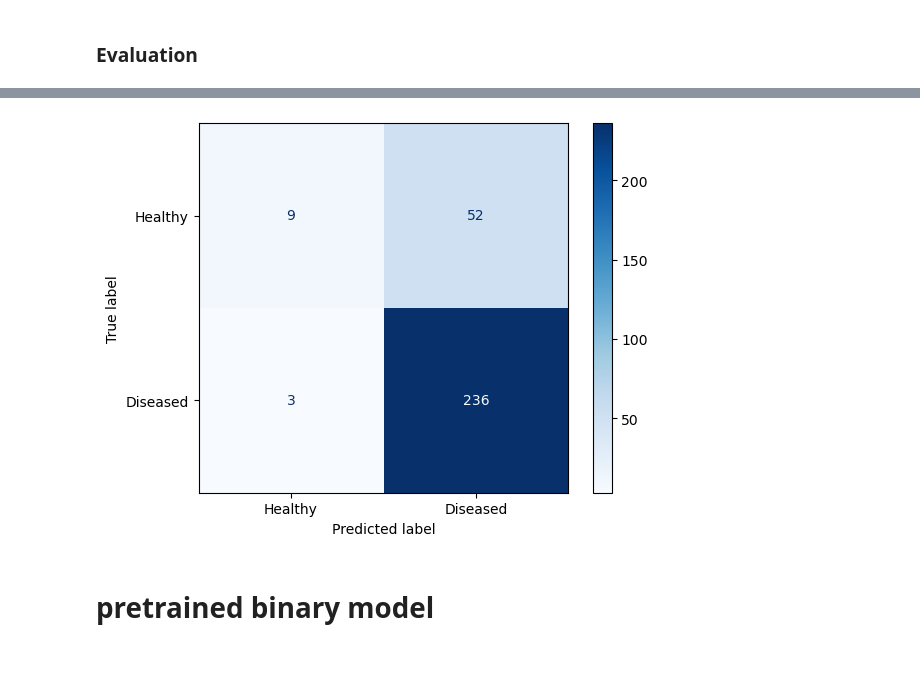
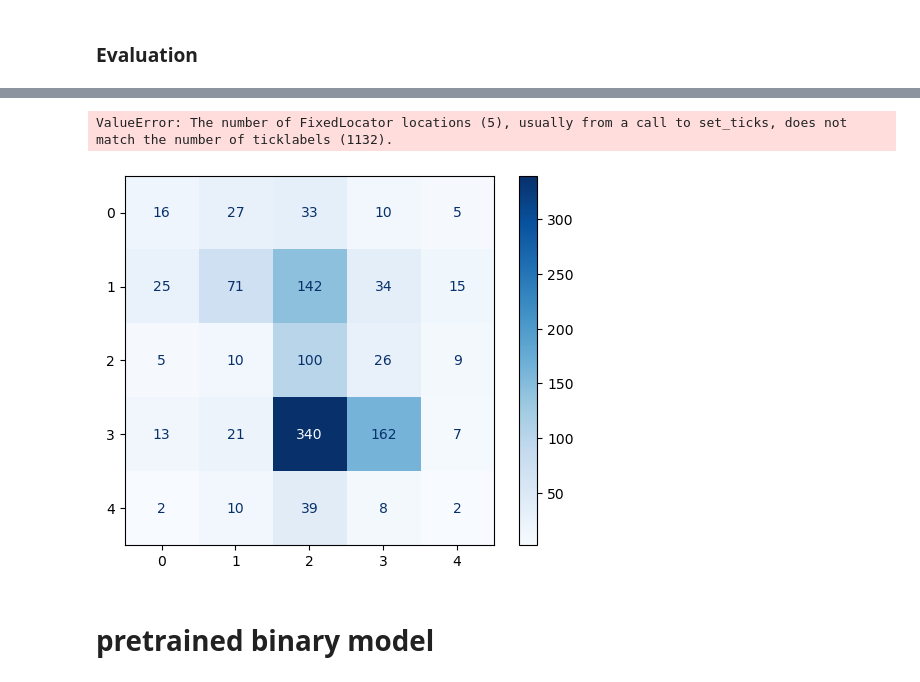
Before and after one commit to lalynjay/cassava_classification, a Jupyter notebook: small_dataset.ipynb, the cells around one changed output, grey strips where cells are left out. Saved outputs shown, nothing was run; the diff lists cells and outputs as text; code cells hidden in the pictures.

```diff
--- a/small_dataset.ipynb
+++ b/small_dataset.ipynb
@@ -2034,11 +2031,12 @@ visualize_training_results(all_res_history)
 # %%
 #confusion_matrix(y_test.values.argmax(axis=1), predictions.argmax(axis=1))
 
-cnf_matrix = confusion_matrix(all_cnn_test_labels.values.argmax(axis=1), y_pred.argmax(axis=1))
+cnf_matrix = confusion_matrix(all_cnn_test_labels.argmax(axis=1), y_pred.argmax(axis=1))
 disp = ConfusionMatrixDisplay(confusion_matrix=cnf_matrix, display_labels=all_cnn_test_labels)
 disp.plot(cmap=plt.cm.Blues);
 # %% [output]
+ValueError: The number of FixedLocator locations (5), usually from a call to set_ticks, does not match the number of ticklabels (1132).
-[figure, old version]
+[figure, new version]
 # %% [markdown]
 # pretrained binary model
 # %%
```
Also changed, not shown: parts of 40 cells of this notebook, 1 other file.
